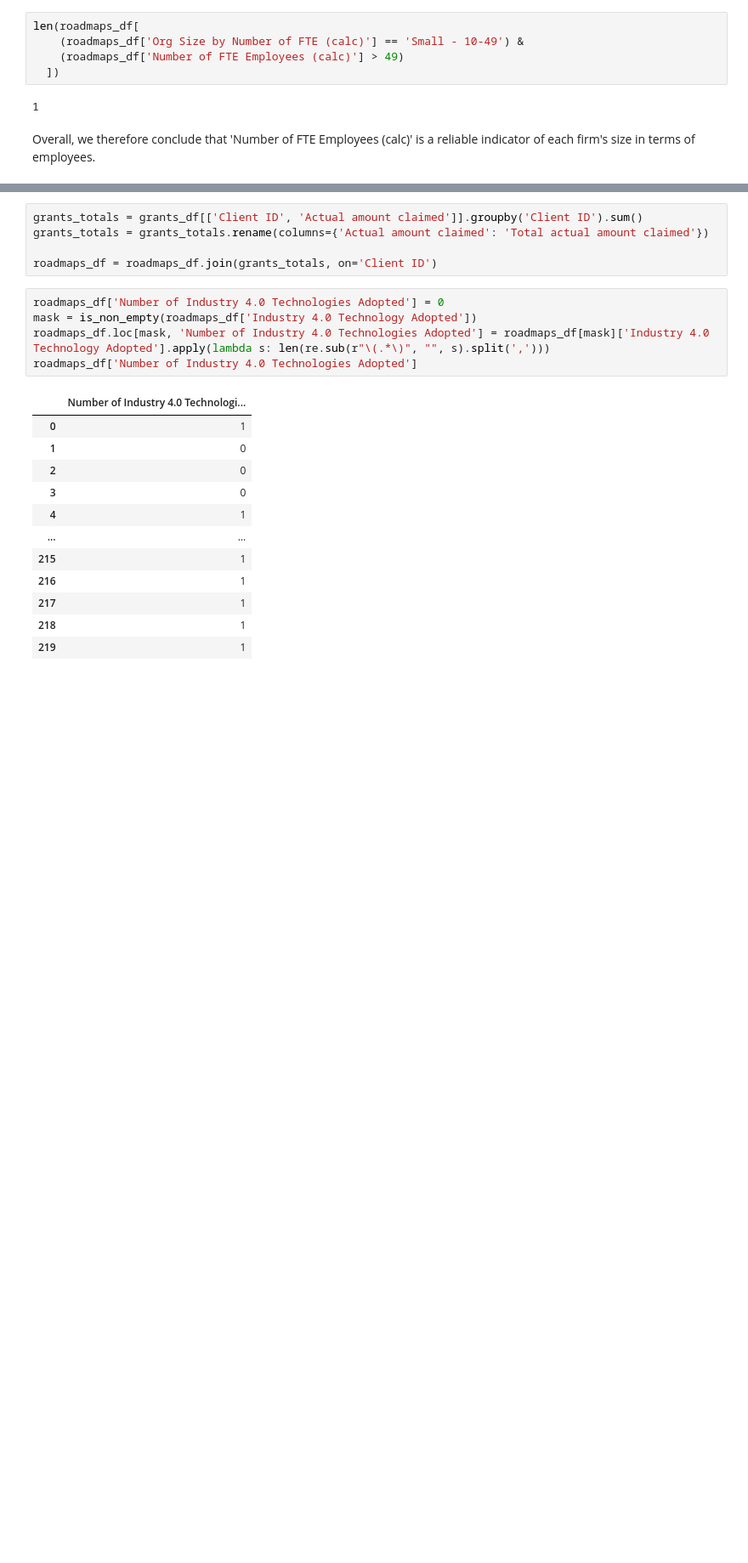
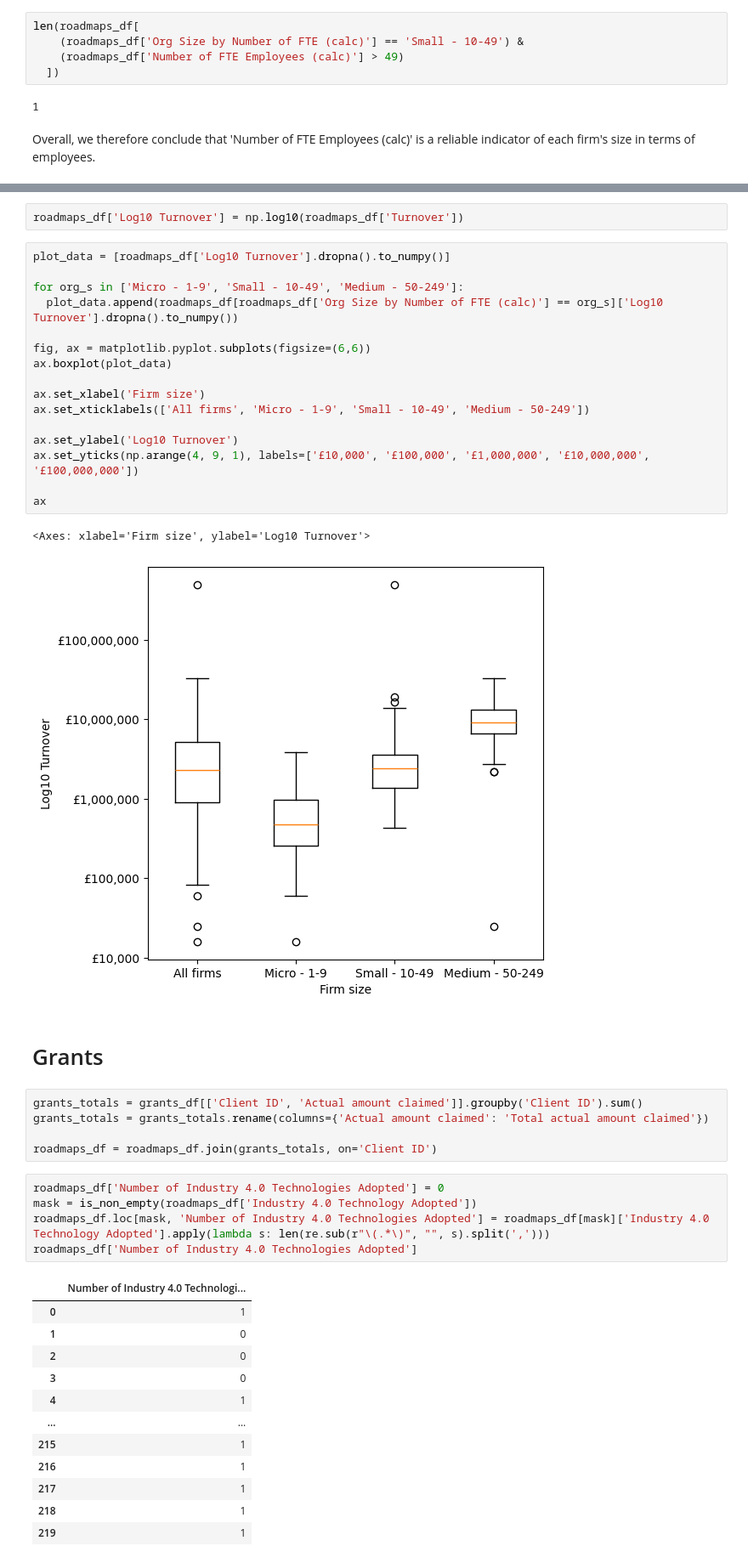
Before and after one commit to roughhawkbit/digi-inno-road-prod, a Jupyter notebook: analysis/2_Distributions_Correlations.ipynb, the cells around one changed output, grey strips where cells are left out. Shown at 85% size. Saved outputs shown, nothing was run; the diff lists cells and outputs as text; blank space fills up the shorter version.

```diff
--- a/analysis/2_Distributions_Correlations.ipynb
+++ b/analysis/2_Distributions_Correlations.ipynb
@@ -209,3 +237,26 @@ roadmaps_df['Log Turnover'].plot.box()
+# %%
+roadmaps_df['Log10 Turnover'] = np.log10(roadmaps_df['Turnover'])
+# %%
+plot_data = [roadmaps_df['Log10 Turnover'].dropna().to_numpy()]
+
+for org_s in ['Micro - 1-9', 'Small - 10-49', 'Medium - 50-249']:
+  plot_data.append(roadmaps_df[roadmaps_df['Org Size by Number of FTE (calc)'] == org_s]['Log10 Turnover'].dropna().to_numpy())
+
+fig, ax = matplotlib.pyplot.subplots(figsize=(6,6))
+ax.boxplot(plot_data)
+
+ax.set_xlabel('Firm size')
+ax.set_xticklabels(['All firms', 'Micro - 1-9', 'Small - 10-49', 'Medium - 50-249'])
+
+ax.set_ylabel('Log10 Turnover')
+ax.set_yticks(np.arange(4, 9, 1), labels=['£10,000', '£100,000', '£1,000,000', '£10,000,000', '£100,000,000'])
+
+ax
+# %% [output]
+<Axes: xlabel='Firm size', ylabel='Log10 Turnover'>
+[figure, added]
+# %% [markdown]
+# Grants
 # %%
 grants_totals = grants_df[['Client ID', 'Actual amount claimed']].groupby('Client ID').sum()
 grants_totals = grants_totals.rename(columns={'Actual amount claimed': 'Total actual amount claimed'})
```
Also changed, not shown: parts of 13 cells of this notebook.
